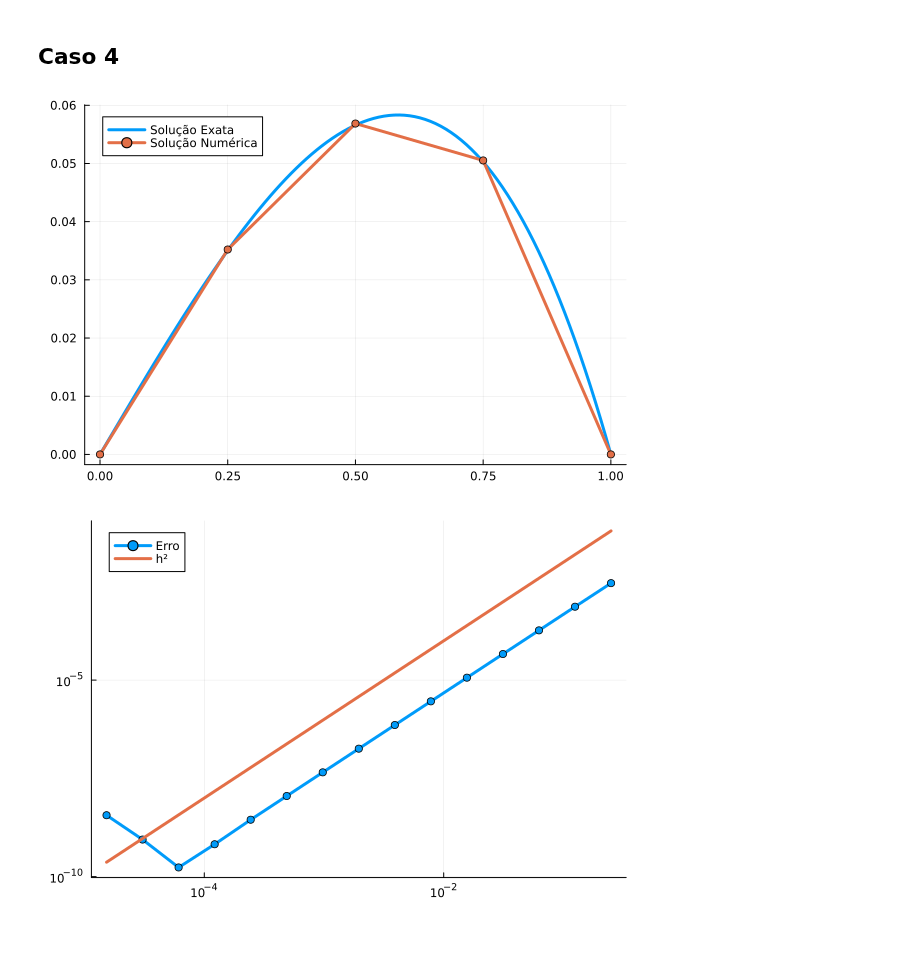
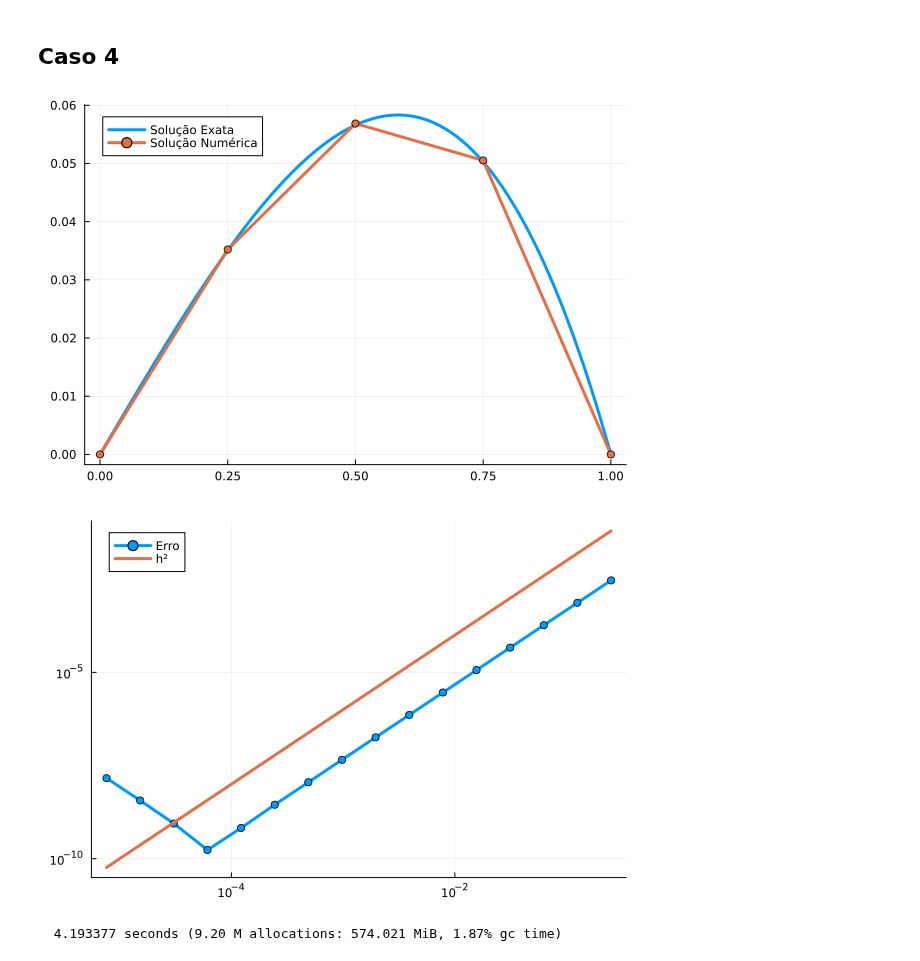
Before and after one commit to CarlosEduardoValladares/Elementos-Finitos-2024.2, a Jupyter notebook: elementos_finitos_02.ipynb, the cells around one changed output. Drawn from its saved outputs; the diff is of its cells as text; code cells hidden in the pictures.

```diff
--- a/elementos_finitos_02.ipynb
+++ b/elementos_finitos_02.ipynb
@@ -326,25 +316,15 @@ estudo_convergencia(n_testes, f3, u3, α, β)
 # %% [markdown]
 ## Caso 4
-# %%
-α = 1.0
-β = 1.0
-ne = 4
-
-LG = monta_LG(ne)
-EQ = monta_EQ(ne)
-
-EQoLG = EQ[LG]
-
-K = monta_K_global(α, β, ne, EQoLG)
-F = monta_F_global(f4, α, β, ne, EQoLG)
-
-c = K\F
-uh = monta_uh(c)
-
-plot_exact_and_numerical(ne, u4, uh, true)
-
-n_testes = 16
-estudo_convergencia(n_testes, f4, u4, α, β)
-# %% [output]
-[figure, removed]
-[figure, removed]
+# %%
+α = 1.0
+β = 1.0
+f = f4
+u = u4
+ne = 4
+n_testes = 17
+
+@time solucao_e_teste(α, β, f, u, ne, n_testes)
+# %% [output]
+[figure, added]
+[figure, added]
+  4.193377 seconds (9.20 M allocations: 574.021 MiB, 1.87% gc time)
```
Also changed, not shown: parts of 9 cells of this notebook.
